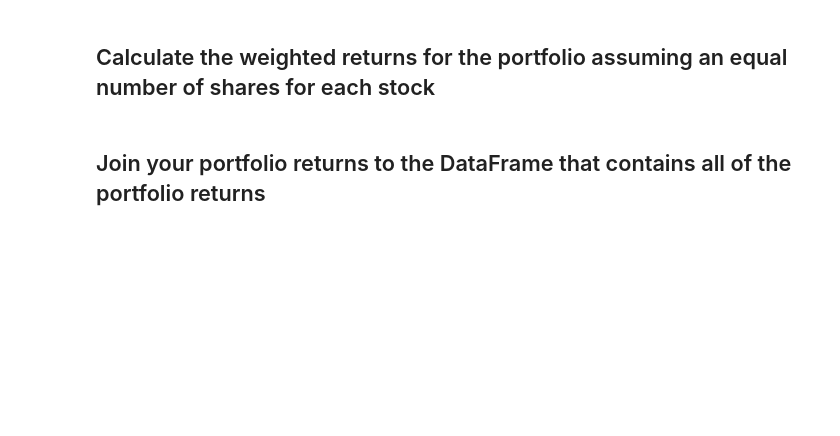
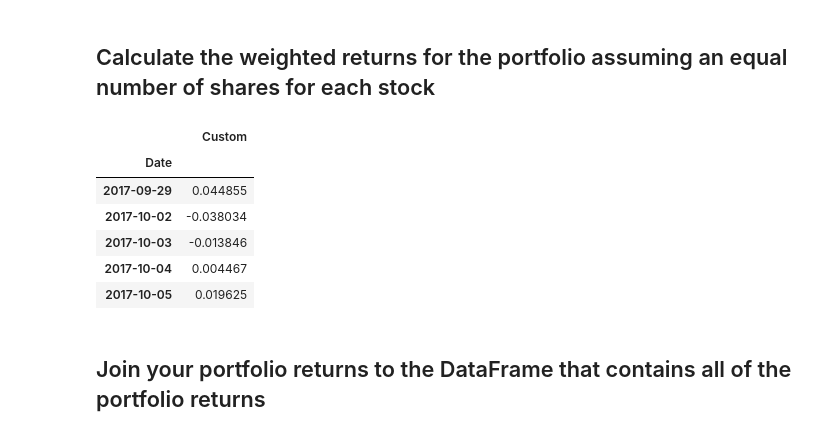
Before and after one commit to dbogatic/jupyter-homework, a Jupyter notebook: whale_analysis.ipynb, the cells around one changed output. Cells and saved outputs as stored; diff of their text form; code cells hidden in the pictures; blank space fills up the shorter version.

```diff
--- a/whale_analysis.ipynb
+++ b/whale_analysis.ipynb
@@ -535,3 +538,29 @@ weights = [1/3, 1/3, 1/3]
+# %%
+# Calculate weighted portfolio returns
+# YOUR CODE HERE
+weights = [1/3, 1/3, 1/3]
+
+combined_daily_returns = combined_stock_prices.pct_change()
+combined_daily_returns.dropna(inplace=True)
+
+#combined_daily_returns.tail()
+
+weighted_combined_portfolio_return = combined_daily_returns.dot(weights)
+
+#convert serties to dataframe to assign Custom column name before concat
+weighted_combined_portfolio_return = pd.DataFrame(weighted_combined_portfolio_return)
+
+weighted_combined_portfolio_return.rename(columns={0:"Custom"}, inplace=True)
+
+weighted_combined_portfolio_return.head()
+# %% [output]
+|  | Custom |
+| Date |  |
+| 2017-09-29 | 0.044855 |
+| 2017-10-02 | -0.038034 |
+| 2017-10-03 | -0.013846 |
+| 2017-10-04 | 0.004467 |
+| 2017-10-05 | 0.019625 |
 # %% [markdown]
 ## Join your portfolio returns to the DataFrame that contains all of the portfolio returns
 # %%
```
Also changed, not shown: parts of 8 cells of this notebook.
